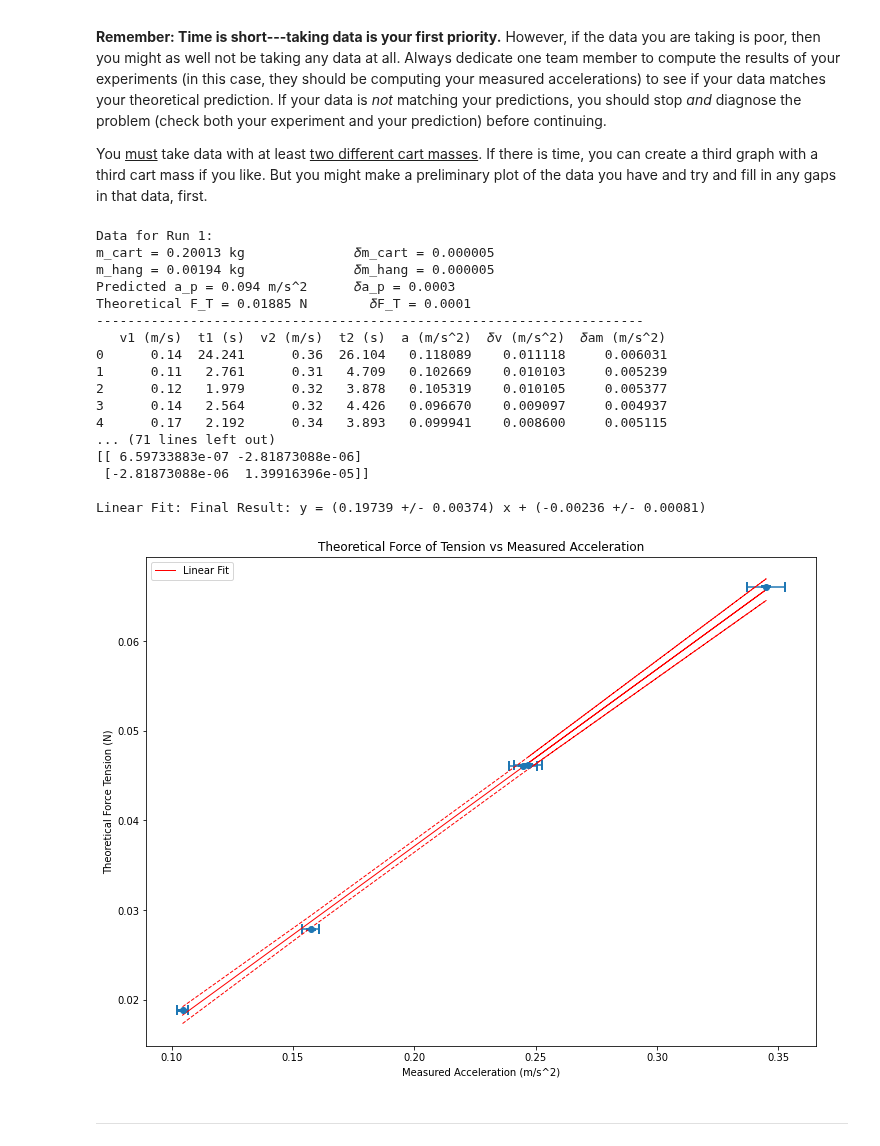
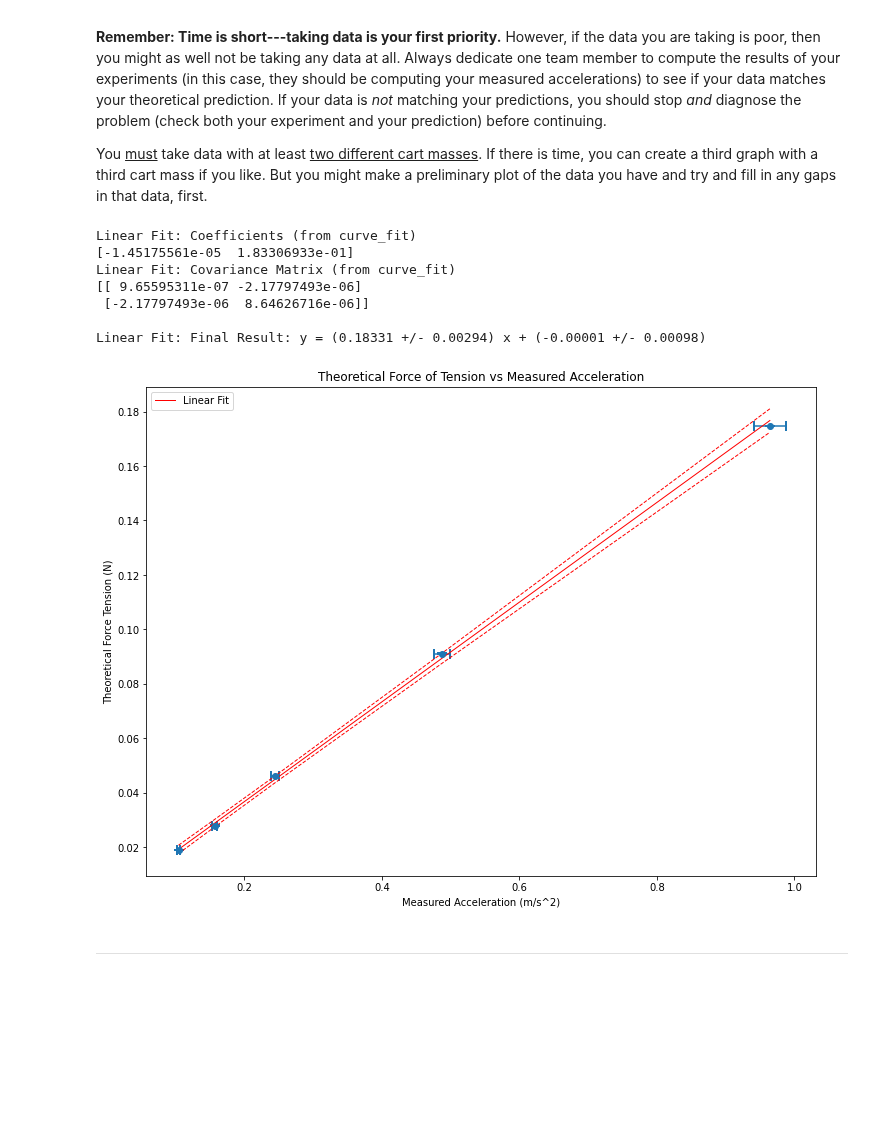
Before and after one commit to brash99/PhysicsLabs, a Jupyter notebook: PHYS201L/JupyterNotebooks/Lab4/NewData_Lab04.ipynb, the cells around one changed output. Cells and saved outputs as stored; diff of their text form; code cells hidden in the pictures; blank space fills up the shorter version.

```diff
--- a/PHYS201L/JupyterNotebooks/Lab4/NewData_Lab04.ipynb
+++ b/PHYS201L/JupyterNotebooks/Lab4/NewData_Lab04.ipynb
@@ -214,7 +214,7 @@ You <u>must</u> take data with at least <u>two different cart masses</u>. If the
 # Raw Data
 # Cart Mass 1
 
-doPrintData = True # change this to False if you wish to hide the tables of calculated data
+doPrintData = False # change this to False if you wish to hide the tables of calculated data
 
 xaxis = np.array([])
 yaxis = np.array([])
@@ -260,9 +260,9 @@ df2 = pd.DataFrame()
 
 # RUN 2 DATA HERE:[Trial1,Trial2,Trial3,Trial4,Trial5]
 df2['v1 (m/s)'] = [0.14,0.13,0.16,0.15,0.13]
-df2['t1 (s)'] = [2.302,1.580,0.969,2.244,1.939]
+df2['t1 (s)']   = [2.302,1.580,0.969,2.244,1.939]
 df2['v2 (m/s)'] = [0.438,0.38,0.43,0.38,0.38]
-df2['t2 (s)'] = [3.904,3.199,2.828,3.813,3.562]
+df2['t2 (s)']   = [3.904,3.199,2.828,3.813,3.562]
 
 df2, av_am, dav_am = runCalc(df2)
 xaxis = np.append(xaxis, av_am)
@@ -282,9 +282,9 @@ df3 = pd.DataFrame()
 
 # RUN 3 DATA HERE:[Trial1,Trial2,Trial3,Trial4,Trial5]
 df3['v1 (m/s)'] = [0.17,0.17,0.15,0.16,0.17]
-df3['t1 (s)'] = [1.896,2.535,2.734,1.946,2.076]
+df3['t1 (s)']   = [1.896,2.535,2.734,1.946,2.076]
 df3['v2 (m/s)'] = [0.48,0.48,0.47,0.48,0.48]
-df3['t2 (s)'] = [3.175,3.811,4.034,3.228,3.354]
+df3['t2 (s)']   = [3.175,3.811,4.034,3.228,3.354]
 
 df3, av_am, dav_am = runCalc(df3)
 xaxis = np.append(xaxis, av_am)
@@ -294,7 +294,7 @@ if doPrintData:
     printData(3,m2,dm2,m1,dm1,a_p,da_p,theo_FT,dtheo_FT,av_am,dav_am, df3)
 
 #4#4# HANGING MASS #4 DATA #4#4#4#4#4#4#4#4#4#4#4#4#4
-m1  = 0.00697
+m1  = 0.00973
 dm1 = 0.000005
 
 theo_FT, dtheo_FT, a_p, da_p = massCalc(m2,dm2,m1,dm1)
@@ -303,10 +303,10 @@ dyaxis = np.append(dyaxis, dtheo_FT)
 df4 = pd.DataFrame()
 
 # RUN 4 DATA HERE:[Trial1,Trial2,Trial3,Trial4,Trial5]
-df4['v1 (m/s)'] = [0.24,0.24,0.24,0.24,0.24]
-df4['t1 (s)'] = [2.536,0.811,1.23,2.016,2.111]
-df4['v2 (m/s)'] = [0.66,0.66,0.66,0.66,0.66]
-df4['t2 (s)'] = [3.757,2.029,2.448,3.232,3.326]
+df4['v1 (m/s)'] = [0.24,0.23,0.29,0.29,0.27]
+df4['t1 (s)']   = [7.352,5.565,2.260,1.177,1.454]
+df4['v2 (m/s)'] = [0.68,0.68,0.70,0.70,0.69]
+df4['t2 (s)']   = [8.242,6.472,3.110,2.030,2.325]
 
 df4, av_am, dav_am = runCalc(df4)
 xaxis = np.append(xaxis, av_am)
@@ -316,57 +316,47 @@ if doPrintData:
     printData(4,m2,dm2,m1,dm1,a_p,da_p,theo_FT,dtheo_FT,av_am,dav_am, df4)
 
 #5#5# HANGING MASS #5 DATA #5#5#5#5#5#5#5#5#5#5#5#5#5
-m1  = 0.00482
+m1  = 0.01955
 dm1 = 0.000005
 
 theo_FT, dtheo_FT, a_p, da_p = massCalc(m2,dm2,m1,dm1)
 yaxis = np.append(yaxis, theo_FT)
 dyaxis = np.append(dyaxis, dtheo_FT)
 df5 = pd.DataFrame()
 
 # RUN 5 DATA HERE:[Trial1,Trial2,Trial3,Trial4,Trial5]
-df5['v1 (m/s)'] = [0.23,0.23,0.2,0.21,0.19]
-df5['t1 (s)'] = [2.983,3.545,1.434,2.657,2.199]
-df5['v2 (m/s)'] = [0.57,0.57,0.56,0.56,0.56]
-df5['t2 (s)'] = [4.388,4.94,2.874,4.092,3.65]
+df5['v1 (m/s)'] = [0.33,0.37,0.34,0.33,0.32]
+df5['t1 (s)']   = [3.50,0.882,1.126,0.827,1.044]
+df5['v2 (m/s)'] = [0.95,0.96,0.96,0.95,0.95]
+df5['t2 (s)']   = [4.142,1.509,1.764,1.468,1.690]
 
 df5, av_am, dav_am = runCalc(df5)
 xaxis = np.append(xaxis, av_am)
 dxaxis = np.append(dxaxis, dav_am)
 
 if doPrintData:
     printData(5,m2,dm2,m1,dm1,a_p,da_p,theo_FT,dtheo_FT,av_am,dav_am, df5)
 
 #####################################################
 
 plt.rcParams["figure.figsize"] = (12,9)
 plt.errorbar(xaxis, yaxis, xerr=dxaxis, yerr=dyaxis, fmt='o', capsize=5, capthick=2)
 plt.title("Theoretical Force of Tension vs Measured Acceleration")
 plt.xlabel("Measured Acceleration (m/s^2)")
 plt.ylabel("Theoretical Force Tension (N)")
 
 b, m, db, dm = p201.linear_fit_plot_errors(xaxis,yaxis,dyaxis,plt)
 plt.legend()
 plt.show()
 # %% [output]
-Data for Run 1:
-m_cart = 0.20013 kg              𝛿m_cart = 0.000005
-m_hang = 0.00194 kg              𝛿m_hang = 0.000005
-Predicted a_p = 0.094 m/s^2      𝛿a_p = 0.0003
-Theoretical F_T = 0.01885 N        𝛿F_T = 0.0001
-----------------------------------------------------------------------
-   v1 (m/s)  t1 (s)  v2 (m/s)  t2 (s)  a (m/s^2)  𝛿v (m/s^2)  𝛿am (m/s^2)
-0      0.14  24.241      0.36  26.104   0.118089    0.011118     0.006031
-1      0.11   2.761      0.31   4.709   0.102669    0.010103     0.005239
-2      0.12   1.979      0.32   3.878   0.105319    0.010105     0.005377
-3      0.14   2.564      0.32   4.426   0.096670    0.009097     0.004937
-4      0.17   2.192      0.34   3.893   0.099941    0.008600     0.005115
-... (71 lines left out)
-[[ 6.59733883e-07 -2.81873088e-06]
- [-2.81873088e-06  1.39916396e-05]]
+Linear Fit: Coefficients (from curve_fit)
+[-1.45175561e-05  1.83306933e-01]
+Linear Fit: Covariance Matrix (from curve_fit)
+[[ 9.65595311e-07 -2.17797493e-06]
+ [-2.17797493e-06  8.64626716e-06]]
 
-Linear Fit: Final Result: y = (0.19739 +/- 0.00374) x + (-0.00236 +/- 0.00081)
+Linear Fit: Final Result: y = (0.18331 +/- 0.00294) x + (-0.00001 +/- 0.00098)
-[figure, old version]
+[figure, new version]
 # %% [markdown]
 ***
 # %%
```
Also changed, not shown: parts of 2 cells of this notebook.
